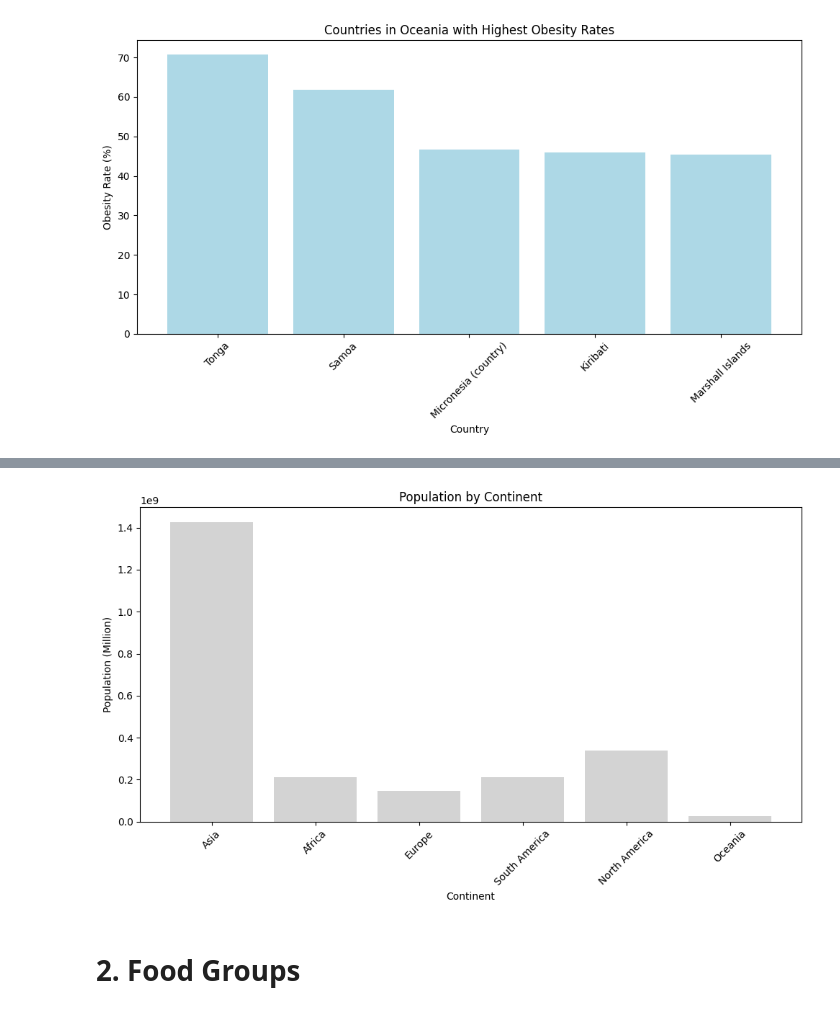
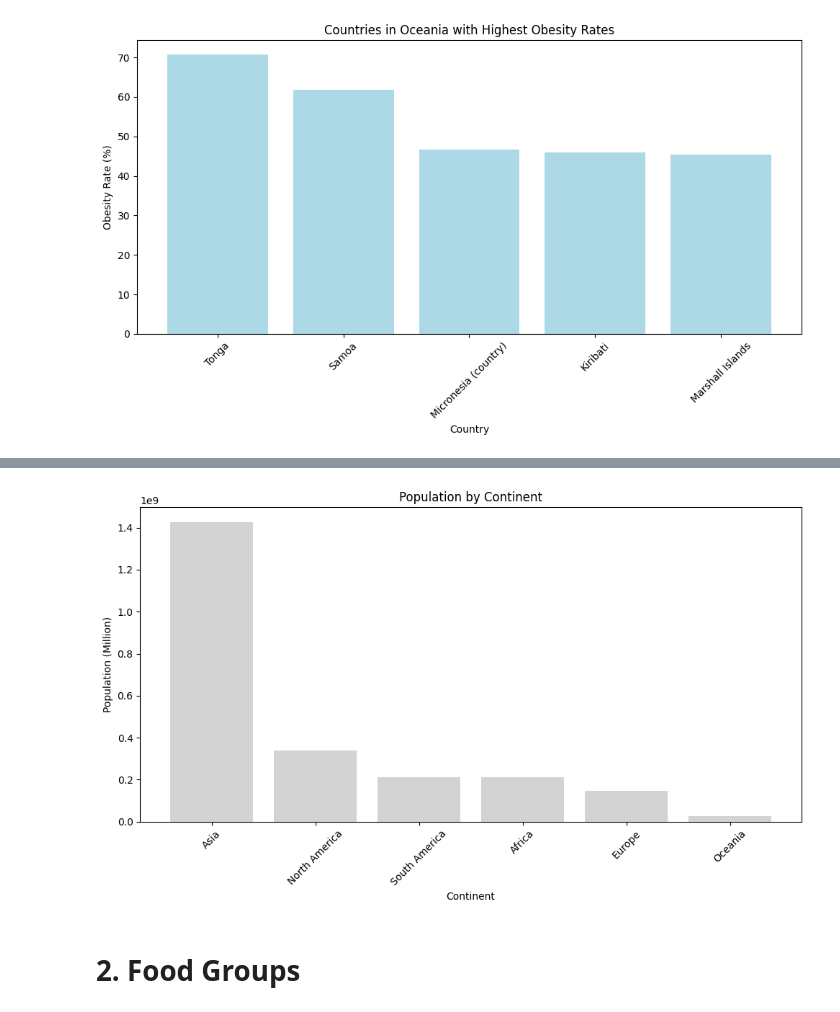
Before and after one commit to JoanneSiarivita/iLab-Capstone-Project, a Jupyter notebook: ilab_capstone_project/notebooks/capstone_updated_project.ipynb, the cells around one changed output, grey strips where cells are left out. Drawn from its saved outputs; the diff is of its cells as text; code cells hidden in the pictures.

```diff
--- a/ilab_capstone_project/notebooks/capstone_updated_project.ipynb
+++ b/ilab_capstone_project/notebooks/capstone_updated_project.ipynb
@@ -283,20 +285,22 @@ plt.show()
 # %%
 # View of population by continent
+df_sorted = df_cleaned.sort_values(by='Population', ascending=False)
+
 plt.figure(figsize=(10, 6))
-plt.bar(df_cleaned['Continent'], df_cleaned['Population'], color='LightGrey')
+plt.bar(df_sorted['Continent'], df_sorted['Population'], color='LightGrey')
 
 # Adding labels and title
 plt.xlabel('Continent')
 plt.ylabel('Population (Million)')
 plt.title('Population by Continent')
 
 # Rotating x-axis labels for better readability
 plt.xticks(rotation=45)
 
 plt.tight_layout()
 plt.show()
 # %% [output]
-[figure, old version]
+[figure, new version]
 # %% [markdown]
 # **2. Food Groups**
 # %%
```
Also changed, not shown: parts of 4 cells of this notebook.
